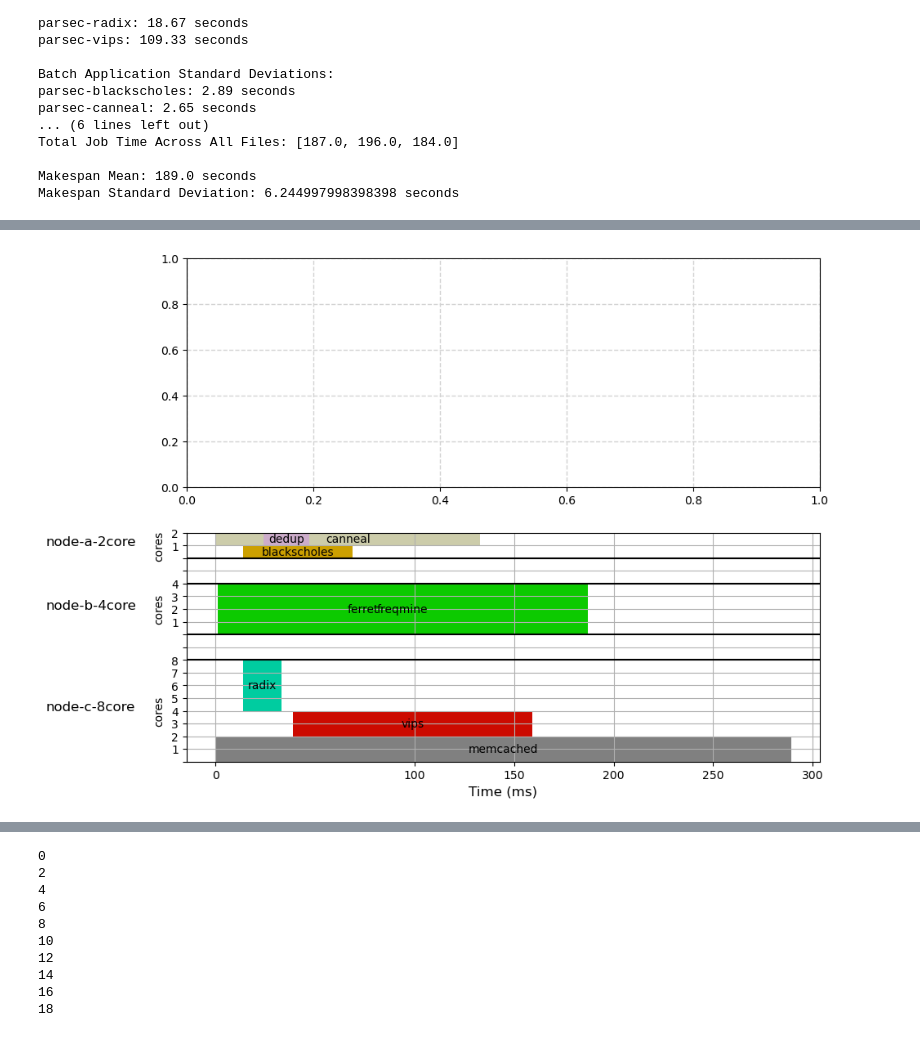
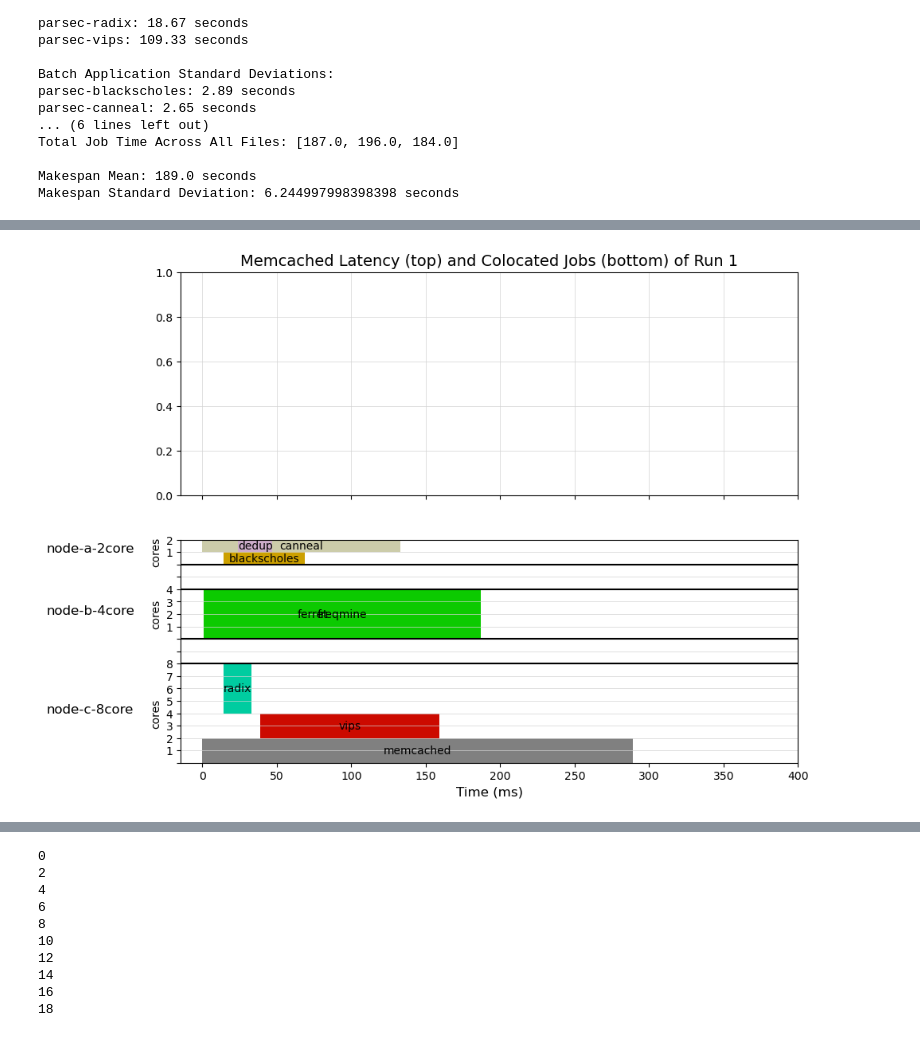
Before and after one commit to czanoli/ETH-Cloud-Computing-Architectures-2024, a Jupyter notebook: part3/plots.ipynb, the cells around one changed output, grey strips where cells are left out. Cells and saved outputs as stored; diff of their text form; code cells hidden in the pictures.

Commit message:
created barplot to be merged in plot3a

```diff
--- a/part3/plots.ipynb
+++ b/part3/plots.ipynb
@@ -175,4 +157,15 @@ print(relative_start_times)
 # %%
+# Get the batch times and the total times across all runs
+batch_times = get_batch_times(files)
+total_times = get_total_job_times(files)
+
+# Arrange times for convenient plotting
+arranged_times = arrange_times(batch_times, total_times, n_runs)
+
+# Get the relative job time spans wrt the first run job(s)
+relative_start_times = calculate_relative_start_times(files)
+
+# Get dataframes of interest from mcperf files and compute memcached timespan
 mcperf_dfs = list()
 memcached_spans = list()
 for file in mcperf_files:
@@ -180,7 +173,11 @@ for file in mcperf_files:
     memcached_span = (df['ts_end'].iloc[-1] - df['ts_start'].iloc[0]).total_seconds()
     memcached_spans.append(memcached_span)
     df['ts_span'] = (df['ts_end'] - df['ts_start']).dt.total_seconds()
-    df = df[['p95', 'QPS', 'target', 'ts_span']]
+    delay = df['ts_start'] - df['ts_end'].shift(1)
+    delay[0] = pd.Timedelta(seconds=0)
+    df['cum_ts_span'] = df['ts_span'] + delay.dt.total_seconds()
+    df['cum_ts_span'] = df['cum_ts_span'].cumsum()
+    df = df[['p95', 'QPS', 'target', 'ts_span', 'cum_ts_span']]
     mcperf_dfs.append(df)
 # %%
 mcperf_dfs[0]
@@ -215,30 +233,18 @@ positions
 # %%
+# Create plot 3a
 colors = {'canneal': '#CCCCAA', 'dedup': '#CCACCA', 'blackscholes': '#CCA000',
           'ferret': '#AACCCA', 'freqmine': '#0CCA00',
           'memcached': 'grey', 'radix': '#00CCA0', 'vips': '#CC0A00'}
 
-job_names = ['blackscholes', 'canneal', 'dedup', 'ferret', 'freqmine', 'radix', 'vips', 'memcached']
-core_allocations = [1, 1, 1, 4, 4, 4, 4, 2]  # Numero di core assegnati a ciascun job
+for i in range(n_runs):
+    fig, (ax1, ax2) = plt.subplots(nrows=2, ncols=1, figsize=(10,8), sharex=True, dpi=100)
+
+    ## ------ First Subplot ------ ##
+
+    ## ------ Second Subplot ------ ##
 
 
-for i in range(n_runs):
-    fig, (ax1, ax2) = plt.subplots(nrows=2, ncols=1, figsize=(10,8), dpi=100)
-
-    # First plot: //TODO
-
-    # Second plot:
-    ax2.set_xlabel("Time (ms)", fontsize = 12)
-    ax2.set_ylim(0, 18)
-    ax2.set_yticks([0, 1, 2, 3, 4, 5, 6, 7, 8, 9, 10, 11, 12, 13, 14, 15, 16, 17, 18])
-    ax2.set_yticklabels(['', '1', '2', '3', '4', '5', '6', '7', '8', '', '', '1', '2', '3', '4', '', '', '1', '2'])
-    ax2.set_xticks([0, 100, 150, 200, 250, 300, 350, 400])
-    ax2.axhline(y=8, color='black', linestyle='-')
-    ax2.axhline(y=10, color='black', linestyle='-')
-    ax2.axhline(y=14, color='black', linestyle='-')
-    ax2.axhline(y=16, color='black', linestyle='-')
-    ax2.grid(True)
-
-    # In order of appearance in pods_{i}.txt (time lists indeces):
+    # In order of appearance in pods_{i}.txt (as in arranged_times and relative_start_times):
     # Blackscholes
     ax2.broken_barh([(relative_start_times[i][0], arranged_times[i][0])], (16, 1), facecolors = colors['blackscholes'])
     ax2.annotate('blackscholes', ((relative_start_times[i][0]*2 + arranged_times[i][0])/2, 16.5), color = 'black',
@@ -258,43 +264,55 @@ for i in range(n_runs):
     ax2.broken_barh([(relative_start_times[i][3], arranged_times[i][3])], (10, 4), facecolors = colors['ferret'])
     ax2.annotate('ferret', ((relative_start_times[i][3]*2 + arranged_times[i][3])/2, 12), color = 'black',
                  horizontalalignment='center', verticalalignment='center')
 
     # Freqmine
     ax2.broken_barh([(relative_start_times[i][4], arranged_times[i][4])], (10, 4), facecolors = colors['freqmine'])
     ax2.annotate('freqmine', ((relative_start_times[i][4]*2 + arranged_times[i][4])/2, 12), color = 'black',
                  horizontalalignment='center', verticalalignment='center')
 
     # Radix
     ax2.broken_barh([(relative_start_times[i][5], arranged_times[i][5])], (4, 4), facecolors = colors['radix'])
     ax2.annotate('radix', ((relative_start_times[i][5]*2 + arranged_times[i][5])/2, 6), color = 'black',
                  horizontalalignment='center', verticalalignment='center')
 
     # Vips
     ax2.broken_barh([(relative_start_times[i][6], arranged_times[i][6])], (2, 2), facecolors = colors['vips'])
     ax2.annotate('vips', ((relative_start_times[i][6]*2 + arranged_times[i][6])/2, 3), color = 'black',
                  horizontalalignment='center', verticalalignment='center')
 
     # Memcached
     ax2.broken_barh([(0, memcached_spans[i])], (0, 2), facecolors = colors['memcached'])
     ax2.annotate('memcached', (memcached_spans[i]/2, 1), color = 'black',
                  horizontalalignment='center', verticalalignment='center')
 
-    # y-axis annotations
-    ax2.text(-85, 4, 'node-c-8core', rotation=0, fontsize=12)
-    ax2.text(-31, 3, 'cores', rotation=90, fontsize=10)
 
-    ax2.text(-85, 12, 'node-b-4core', rotation=0, fontsize=12)
-    ax2.text(-31, 11, 'cores', rotation=90, fontsize=10)
+    # Style
+    ax2.set_xticks([0, 50, 100, 150, 200, 250, 300, 350, 400])
+    ax2.set_xlabel("Time (ms)", fontsize = 12)
 
-    ax2.text(-85, 17, 'node-a-2core', rotation=0, fontsize=12)
-    ax2.text(-31, 16, 'cores', rotation=90, fontsize=10)
+    ax2.set_ylim(0, 18)
+    ax2.set_yticks([0, 1, 2, 3, 4, 5, 6, 7, 8, 9, 10, 11, 12, 13, 14, 15, 16, 17, 18])
+    ax2.set_yticklabels(['', '1', '2', '3', '4', '5', '6', '7', '8', '', '', '1', '2', '3', '4', '', '', '1', '2'])
 
-    # ax1 style
-    ax1.grid(True, color='lightgray', linestyle='--', linewidth=1)
+    ax2.grid(True, color='lightgray', axis='y', linestyle='-', linewidth=0.5)
+    ax2.axhline(y=8, color='black', linestyle='-')
+    ax2.axhline(y=10, color='black', linestyle='-')
+    ax2.axhline(y=14, color='black', linestyle='-')
+    ax2.axhline(y=16, color='black', linestyle='-')
+
+    ax2.text(-105, 4, 'node-c-8core', rotation=0, fontsize=12)
+    ax2.text(-35, 3, 'cores', rotation=90, fontsize=10)
+
+    ax2.text(-105, 12, 'node-b-4core', rotation=0, fontsize=12)
+    ax2.text(-35, 11, 'cores', rotation=90, fontsize=10)
+
+    ax2.text(-105, 17, 'node-a-2core', rotation=0, fontsize=12)
+    ax2.text(-35, 16, 'cores', rotation=90, fontsize=10)
+
+    ax1.set_title('Memcached Latency (top) and Colocated Jobs (bottom) of Run ' + str(i+1), fontsize = 14)
+    ax1.grid(True, color='lightgray', linestyle='-', linewidth=0.5)
+
     plt.show()
-    #plt.title('Run ' + str(i+1), fontsize = 14)
-    #plt.tight_layout()
-
     #plt.savefig("plot_" + str(i) + ".pdf", bbox_inches = "tight")
 # %% [output]
-[figure, old version]
+[figure, new version]
```
Also changed, not shown: parts of 11 cells of this notebook, 1 other file.
